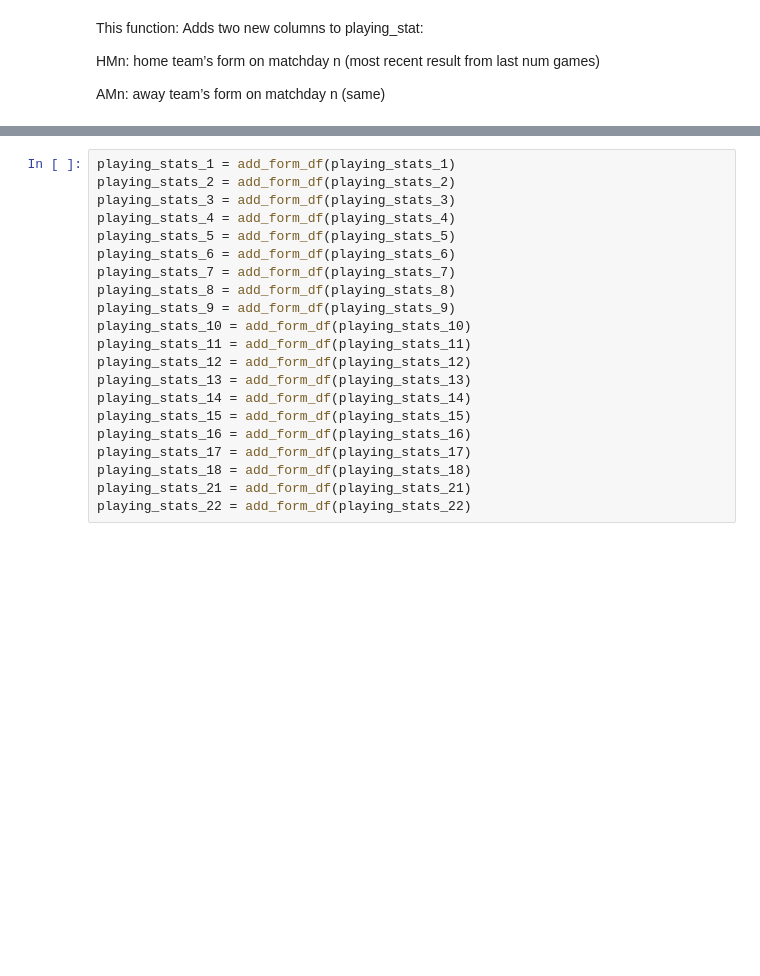
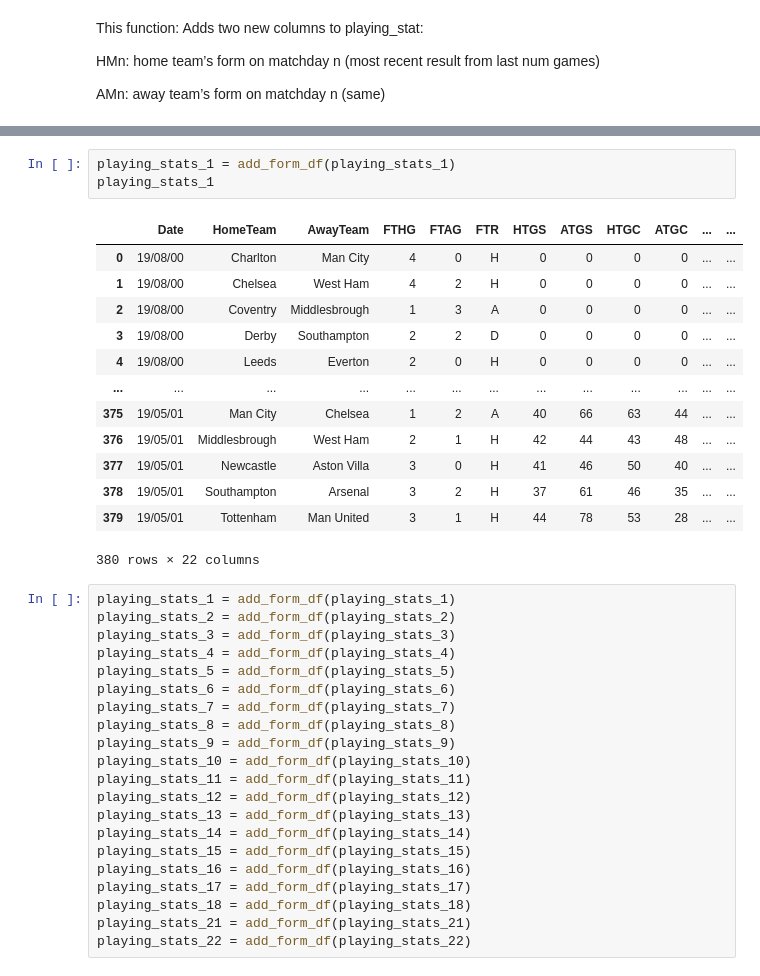
Before and after one commit to AnisBenOthman/Match-prediction, a Jupyter notebook: main.ipynb, the cells around one changed output, grey strips where cells are left out. Cells and saved outputs as stored; diff of their text form; blank space fills up the shorter version.

```diff
--- a/main.ipynb
+++ b/main.ipynb
@@ -317,3 +573,20 @@ def add_form_df(playing_statistics):
+# %%
+playing_stats_1 = add_form_df(playing_stats_1)
+playing_stats_1
+# %% [output]
+|  | Date | HomeTeam | AwayTeam | FTHG | FTAG | FTR | HTGS | ATGS | HTGC | ATGC | ... | ... |
+| 0 | 19/08/00 | Charlton | Man City | 4 | 0 | H | 0 | 0 | 0 | 0 | ... | ... |
+| 1 | 19/08/00 | Chelsea | West Ham | 4 | 2 | H | 0 | 0 | 0 | 0 | ... | ... |
+| 2 | 19/08/00 | Coventry | Middlesbrough | 1 | 3 | A | 0 | 0 | 0 | 0 | ... | ... |
+| 3 | 19/08/00 | Derby | Southampton | 2 | 2 | D | 0 | 0 | 0 | 0 | ... | ... |
+| 4 | 19/08/00 | Leeds | Everton | 2 | 0 | H | 0 | 0 | 0 | 0 | ... | ... |
+| ... | ... | ... | ... | ... | ... | ... | ... | ... | ... | ... | ... | ... |
+| 375 | 19/05/01 | Man City | Chelsea | 1 | 2 | A | 40 | 66 | 63 | 44 | ... | ... |
+| 376 | 19/05/01 | Middlesbrough | West Ham | 2 | 1 | H | 42 | 44 | 43 | 48 | ... | ... |
+| 377 | 19/05/01 | Newcastle | Aston Villa | 3 | 0 | H | 41 | 46 | 50 | 40 | ... | ... |
+| 378 | 19/05/01 | Southampton | Arsenal | 3 | 2 | H | 37 | 61 | 46 | 35 | ... | ... |
+| 379 | 19/05/01 | Tottenham | Man United | 3 | 1 | H | 44 | 78 | 53 | 28 | ... | ... |
+380 rows × 22 columns
 # %%
 playing_stats_1 = add_form_df(playing_stats_1)
 playing_stats_2 = add_form_df(playing_stats_2)
```
Also changed, not shown: parts of 33 cells of this notebook, 1 other file.
